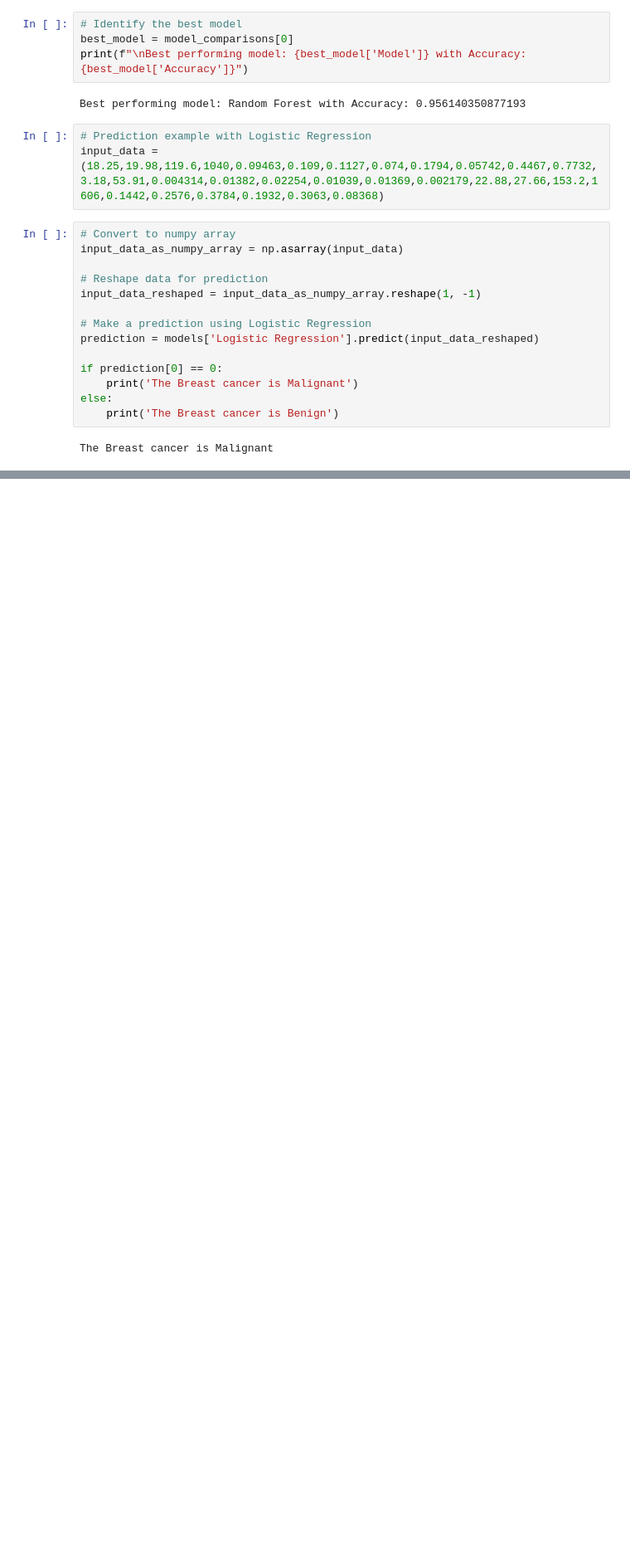
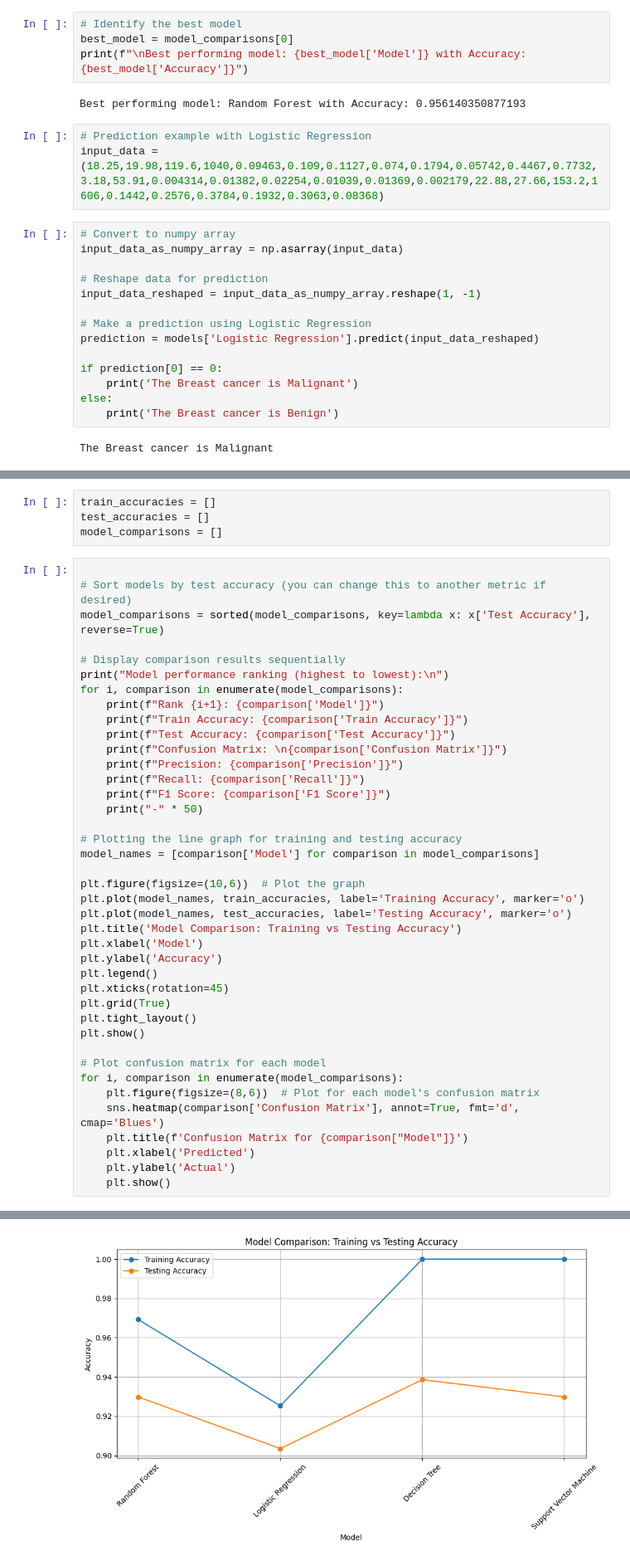
Before and after one commit to jf-deepti/event_platform, a Jupyter notebook: Welcome_To_Colab.ipynb, the cells around one changed output, grey strips where cells are left out. Shown: that part at 83% size. Saved outputs shown, nothing was run; the diff lists cells and outputs as text; blank space fills up the shorter version.

```diff
--- a/Welcome_To_Colab.ipynb
+++ b/Welcome_To_Colab.ipynb
@@ -447,0 +451,45 @@ The Breast cancer is Malignant
+# %%
+train_accuracies = []
+test_accuracies = []
+model_comparisons = []
+# %%
+
+# Sort models by test accuracy (you can change this to another metric if desired)
+model_comparisons = sorted(model_comparisons, key=lambda x: x['Test Accuracy'], reverse=True)
+
+# Display comparison results sequentially
+print("Model performance ranking (highest to lowest):\n")
+for i, comparison in enumerate(model_comparisons):
+    print(f"Rank {i+1}: {comparison['Model']}")
+    print(f"Train Accuracy: {comparison['Train Accuracy']}")
+    print(f"Test Accuracy: {comparison['Test Accuracy']}")
+    print(f"Confusion Matrix: \n{comparison['Confusion Matrix']}")
+    print(f"Precision: {comparison['Precision']}")
+    print(f"Recall: {comparison['Recall']}")
+    print(f"F1 Score: {comparison['F1 Score']}")
+    print("-" * 50)
+
+# Plotting the line graph for training and testing accuracy
+model_names = [comparison['Model'] for comparison in model_comparisons]
+
+plt.figure(figsize=(10,6))  # Plot the graph
+plt.plot(model_names, train_accuracies, label='Training Accuracy', marker='o')
+plt.plot(model_names, test_accuracies, label='Testing Accuracy', marker='o')
+plt.title('Model Comparison: Training vs Testing Accuracy')
+plt.xlabel('Model')
+plt.ylabel('Accuracy')
+plt.legend()
+plt.xticks(rotation=45)
+plt.grid(True)
+plt.tight_layout()
+plt.show()
+
+# Plot confusion matrix for each model
+for i, comparison in enumerate(model_comparisons):
+    plt.figure(figsize=(8,6))  # Plot for each model's confusion matrix
+    sns.heatmap(comparison['Confusion Matrix'], annot=True, fmt='d', cmap='Blues')
+    plt.title(f'Confusion Matrix for {comparison["Model"]}')
+    plt.xlabel('Predicted')
+    plt.ylabel('Actual')
+    plt.show()
+# %% [output]
@@ -447,0 +513 @@ The Breast cancer is Malignant
+[figure, added]
```
Also changed, not shown: parts of 3 cells of this notebook.
